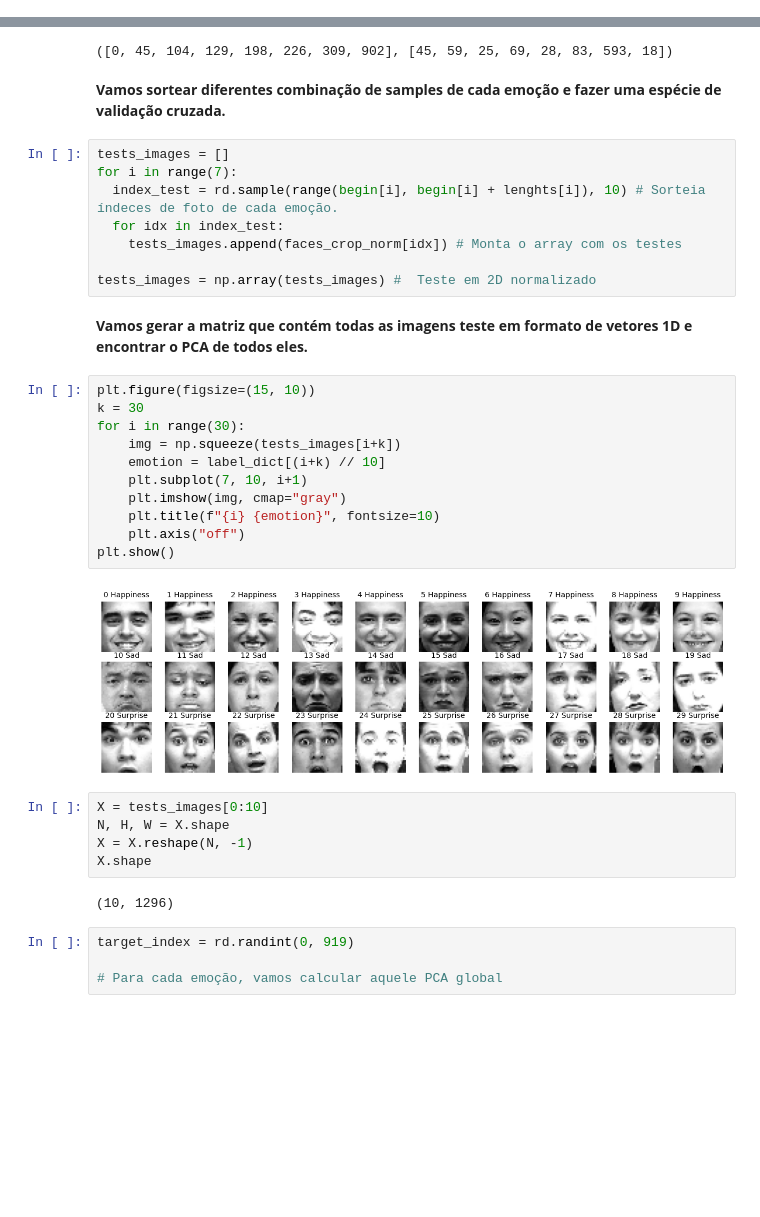
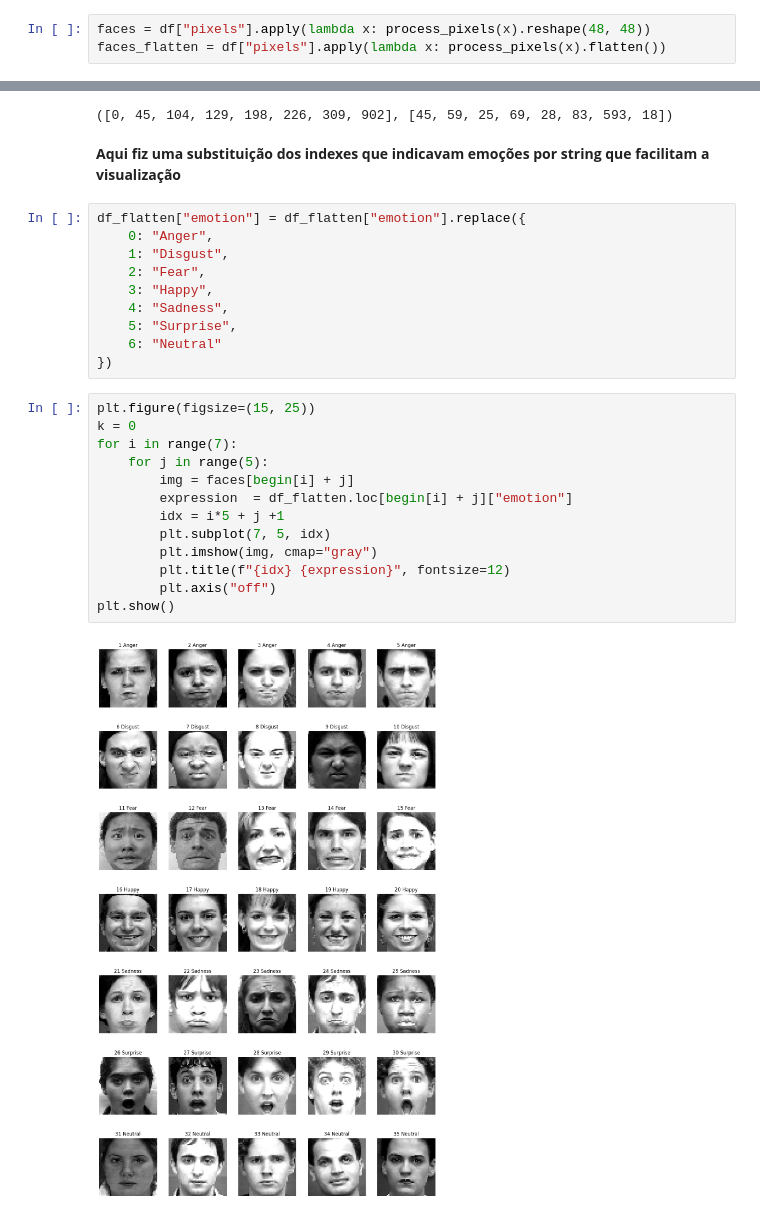
Before and after one commit to mawerneck/Projeto-Final-CoCADa, a Jupyter notebook: script.ipynb, the cells around one changed output, grey strips where cells are left out. Cells and saved outputs as stored; diff of their text form; blank space fills up the shorter version.

```diff
--- a/script.ipynb
+++ b/script.ipynb
@@ -150,42 +128,36 @@ plt.show()
+# %%
+faces = df["pixels"].apply(lambda x: process_pixels(x).reshape(48, 48))
+faces_flatten = df["pixels"].apply(lambda x: process_pixels(x).flatten())
 # %%
 lenghts = df.groupby("emotion").count()["pixels"].to_list() # Pega a quantidade de imagens para cada emoção
 begin = df.groupby("emotion").head(1).index.to_list() # Pega a primeira ocorrência de cada emoção
 begin, lenghts
 # %% [output]
 ([0, 45, 104, 129, 198, 226, 309, 902], [45, 59, 25, 69, 28, 83, 593, 18])
-# %% [markdown]
-**Vamos sortear diferentes combinação de samples de cada emoção e fazer uma espécie de validação cruzada.**
-# %%
-tests_images = []
-for i in range(7):
-  index_test = rd.sample(range(begin[i], begin[i] + lenghts[i]), 10) # Sorteia índeces de foto de cada emoção.
-  for idx in index_test:
-    tests_images.append(faces_crop_norm[idx]) # Monta o array com os testes
-
-tests_images = np.array(tests_images) #  Teste em 2D normalizado
-# %% [markdown]
-**Vamos gerar a matriz que contém todas as imagens teste em formato de vetores 1D e encontrar o PCA de todos eles.**
+# %% [markdown]
+**Aqui fiz uma substituição dos indexes que indicavam emoções por string que facilitam a visualização**
+# %%
+df_flatten["emotion"] = df_flatten["emotion"].replace({
+    0: "Anger",
+    1: "Disgust",
+    2: "Fear",
+    3: "Happy",
+    4: "Sadness",
+    5: "Surprise",
+    6: "Neutral"
+})
 # %%
-plt.figure(figsize=(15, 10))
-k = 30
-for i in range(30):
-    img = np.squeeze(tests_images[i+k])
-    emotion = label_dict[(i+k) // 10]
-    plt.subplot(7, 10, i+1)
-    plt.imshow(img, cmap="gray")
-    plt.title(f"{i} {emotion}", fontsize=10)
-    plt.axis("off")
+plt.figure(figsize=(15, 25))
+k = 0
+for i in range(7):
+    for j in range(5):
+        img = faces[begin[i] + j]
+        expression  = df_flatten.loc[begin[i] + j]["emotion"]
+        idx = i*5 + j +1
+        plt.subplot(7, 5, idx)
+        plt.imshow(img, cmap="gray")
+        plt.title(f"{idx} {expression}", fontsize=12)
+        plt.axis("off")
 plt.show()
 # %% [output]
-[figure, old version]
+[figure, new version]
-# %%
-X = tests_images[0:10]
-N, H, W = X.shape
-X = X.reshape(N, -1)
-X.shape
-# %% [output]
-(10, 1296)
-# %%
-target_index = rd.randint(0, 919)
-
-# Para cada emoção, vamos calcular aquele PCA global
```
Also changed, not shown: parts of 30 cells of this notebook.
